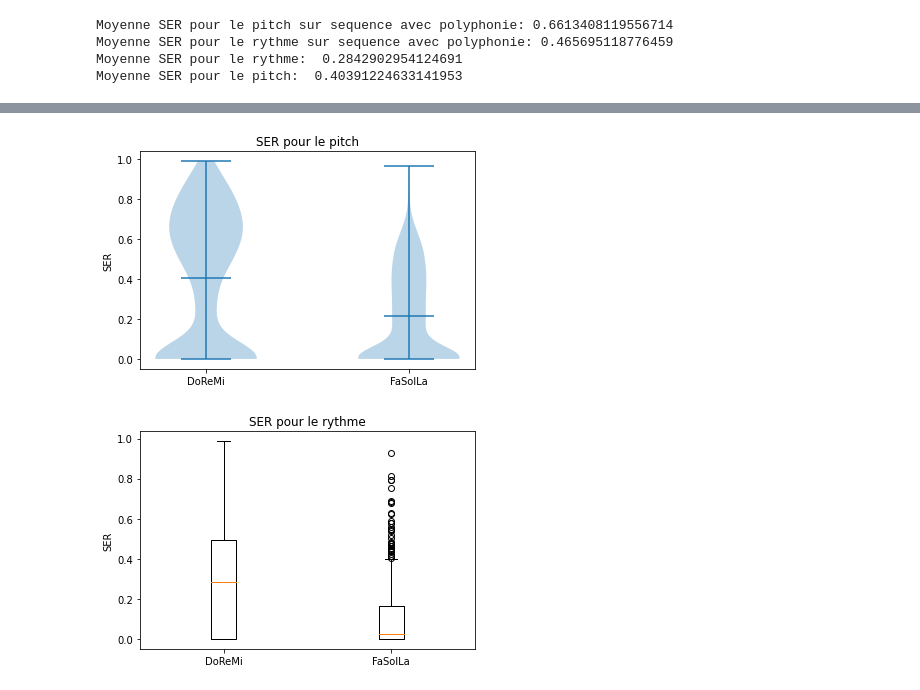
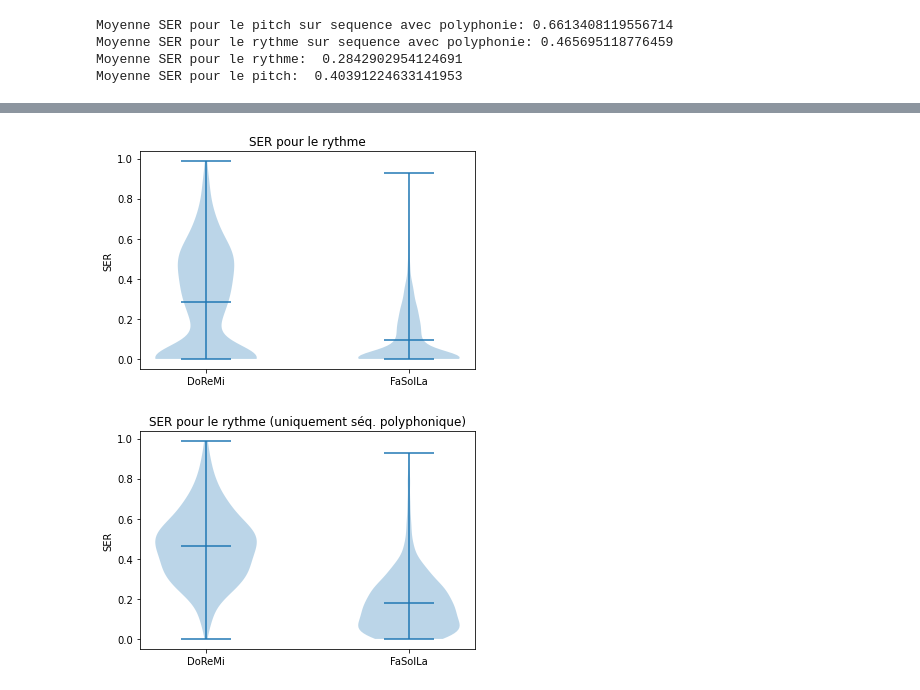
Before and after one commit to mooviies/polyphonic-omr, a Jupyter notebook: experiment_code/plotNotebook.ipynb, the cells around one changed output, grey strips where cells are left out. Saved outputs shown, nothing was run; the diff lists cells and outputs as text; code cells hidden in the pictures.

```diff
--- a/experiment_code/plotNotebook.ipynb
+++ b/experiment_code/plotNotebook.ipynb
@@ -43,0 +50,24 @@ dict_file.close()
+# %%
+gt_rhythm_folder=corpus+"labels_length/"
+with open(corpus+"test.txt", 'r') as f:
+    test_files=[file + ".semantic" for file in f.read().split()]
+    f.close()
+polyphonic_seq=0
+
+#Sur tout les fichiers de l'ensemble de test
+for file_name in test_files:
+    c=0 # Compte le nombre de symbole pour un "accord".
+    is_polyphonic=False #indique si une sequence contient un élement polyphonique ou non
+    try:
+        with open(gt_rhythm_folder+file_name, 'r') as f:
+            for label in f.read().strip().split(" "):
+                if c>1:
+                    is_polyphonic=True
+                if label=="+":
+                    c=0
+                else:
+                    c+=1
+    except FileNotFoundError:
+        continue
+    if is_polyphonic:
+        polyphonic_seq+=1
@@ -209,3 +196,3 @@ plt.hist(SER_rhythm_list)
 # %%
 model_pred_folder="./predictionFaSolLa/"
-SER_rhythm_list,SER_pitch_list,SER_pitch_list_poly,SER_rhythm_list_poly,SER_list,polyphonic_seq=get_result(model_pred_folder)
+SER_rhythm_list_v1,SER_pitch_list_v1,SER_pitch_list_poly_v1,SER_rhythm_list_poly_v1,SER_list_v1,polyphonic_seq=get_result(model_pred_folder)
@@ -244,4 +358,6 @@ Moyenne SER pour le pitch:  0.40391224633141953
 # %%
 SER_list_pitch_DoReMi=SER_pitch_list
 SER_list_rhythm_DoReMi=SER_rhythm_list
+SER_pitch_list_poly_DoReMi=SER_pitch_list_poly
+SER_rhythm_list_poly_DoReMi=SER_rhythm_list_poly
 # %%
@@ -254,15 +379,16 @@ plt.show()
 # %%
-plt.violinplot([SER_list_pitch_DoReMi,SER_list_pitch_FaSolLa],showmeans=True,showextrema=True)
+plt.violinplot([SER_list_rhythm_DoReMi,SER_rhythm_list_v1],showmeans=True,showextrema=True)
 plt.xticks(ticks=[1,2],labels=["DoReMi","FaSolLa"])
 plt.ylabel("SER")
-plt.title("SER pour le pitch")
+plt.title("SER pour le rythme")
 plt.show()
 # %% [output]
-[figure, old version]
+[figure, new version]
 # %%
-plt.boxplot([SER_list_rhythm_DoReMi,SER_list_rhythm_FaSolLa],labels=["DoReMi","FaSolLa"])
+plt.violinplot([SER_rhythm_list_poly_DoReMi,SER_rhythm_list_poly_v1],showmeans=True,showextrema=True)
+plt.xticks(ticks=[1,2],labels=["DoReMi","FaSolLa"])
 plt.ylabel("SER")
-plt.title("SER pour le rythme")
+plt.title("SER pour le rythme (uniquement séq. polyphonique)")
 plt.show()
 # %% [output]
-[figure, old version]
+[figure, new version]
```
Also changed, not shown: parts of 51 cells of this notebook.
